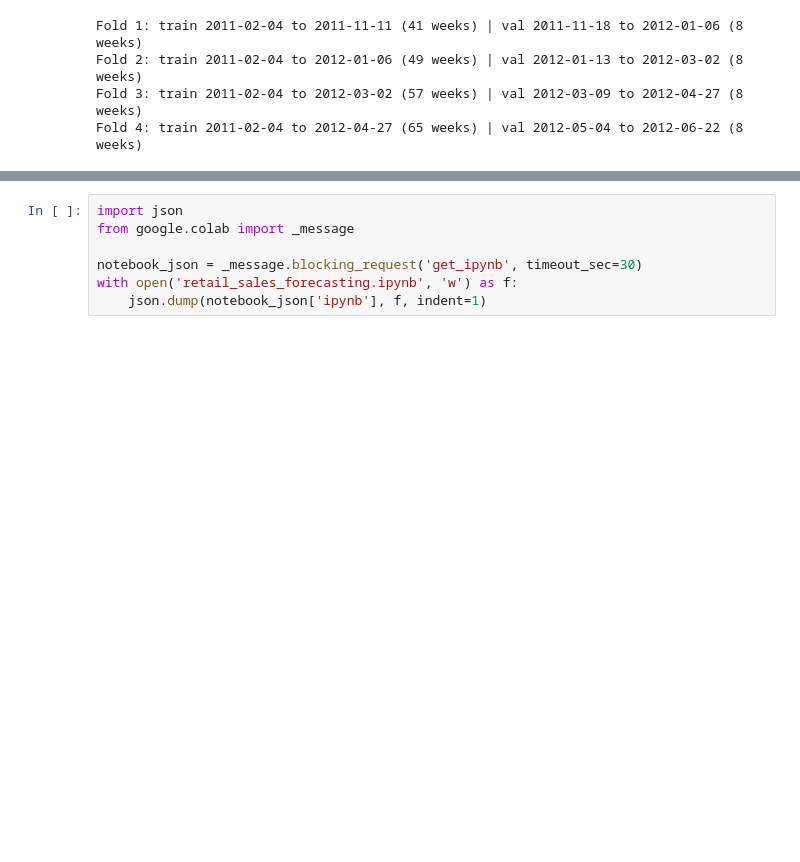
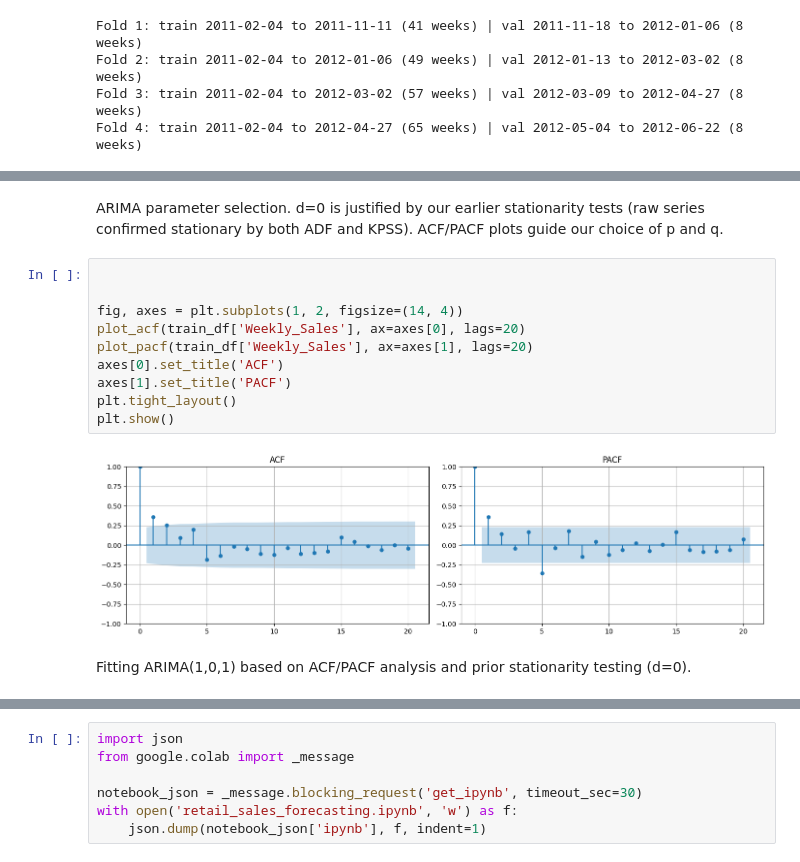
Before and after one commit to Bassey-data/Retail-sales-forecasting, a Jupyter notebook: retail_sales_forecasting.ipynb, the cells around one changed output, grey strips where cells are left out. Cells and saved outputs as stored; diff of their text form; blank space fills up the shorter version.

Commit message:
Add ARIMA model with parameter selection and forecast analysis

```diff
--- a/retail_sales_forecasting.ipynb
+++ b/retail_sales_forecasting.ipynb
@@ -531,0 +560,17 @@ Fold 4: train 2011-02-04 to 2012-04-27 (65 weeks) | val 2012-05-04 to 2012-06-22
+# %% [markdown]
+ARIMA parameter selection. d=0 is justified by our earlier stationarity tests (raw series
+confirmed stationary by both ADF and KPSS). ACF/PACF plots guide our choice of p and q.
+# %%
+
+
+fig, axes = plt.subplots(1, 2, figsize=(14, 4))
+plot_acf(train_df['Weekly_Sales'], ax=axes[0], lags=20)
+plot_pacf(train_df['Weekly_Sales'], ax=axes[1], lags=20)
+axes[0].set_title('ACF')
+axes[1].set_title('PACF')
+plt.tight_layout()
+plt.show()
+# %% [output]
+[figure, added]
+# %% [markdown]
+Fitting ARIMA(1,0,1) based on ACF/PACF analysis and prior stationarity testing (d=0).
```
Also changed, not shown: parts of 15 cells of this notebook.
